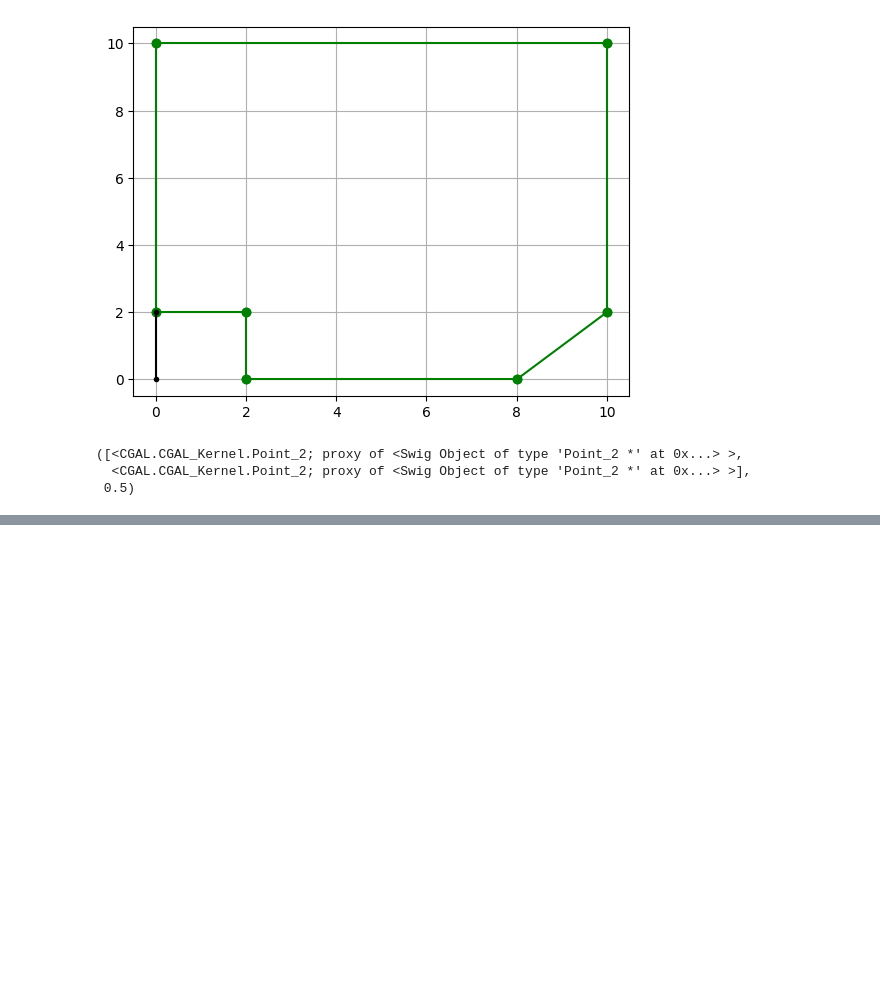
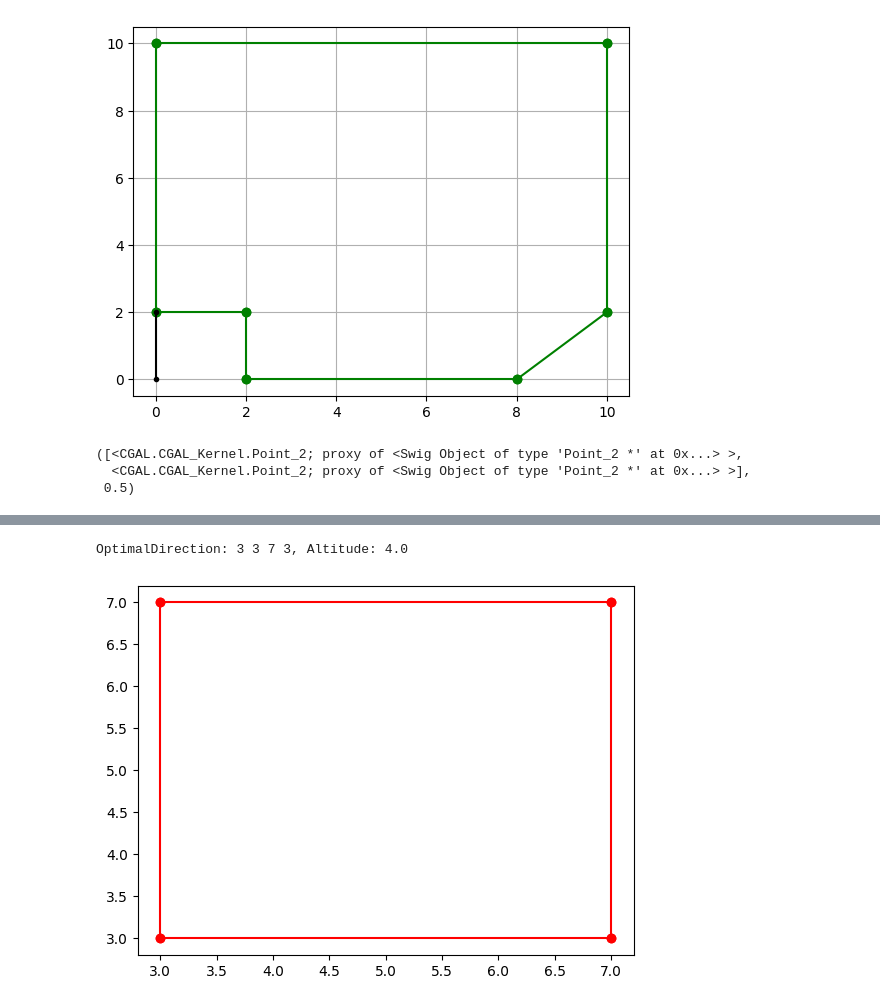
Before and after one commit to dringakn/ROSExamples, a Jupyter notebook: script/cgal_playground.ipynb, the cells around one changed output, grey strips where cells are left out. Cells and saved outputs as stored; diff of their text form; code cells hidden in the pictures; blank space fills up the shorter version.

Commit message:
cgal polygon analysis

```diff
--- a/script/cgal_playground.ipynb
+++ b/script/cgal_playground.ipynb
@@ -1082,0 +1101,8 @@ KeyboardInterrupt:
+# %%
+pgx = pg2
+dir, alt = optimal_sweep_dir(pgx)
+print(f"OptimalDirection: {dir}, Altitude: {alt}")
+plot_cgal_polygon2(pgx, plt.gca())
+# %% [output]
+OptimalDirection: 3 3 7 3, Altitude: 4.0
+[figure, added]
```
Also changed, not shown: parts of 3 cells of this notebook.
